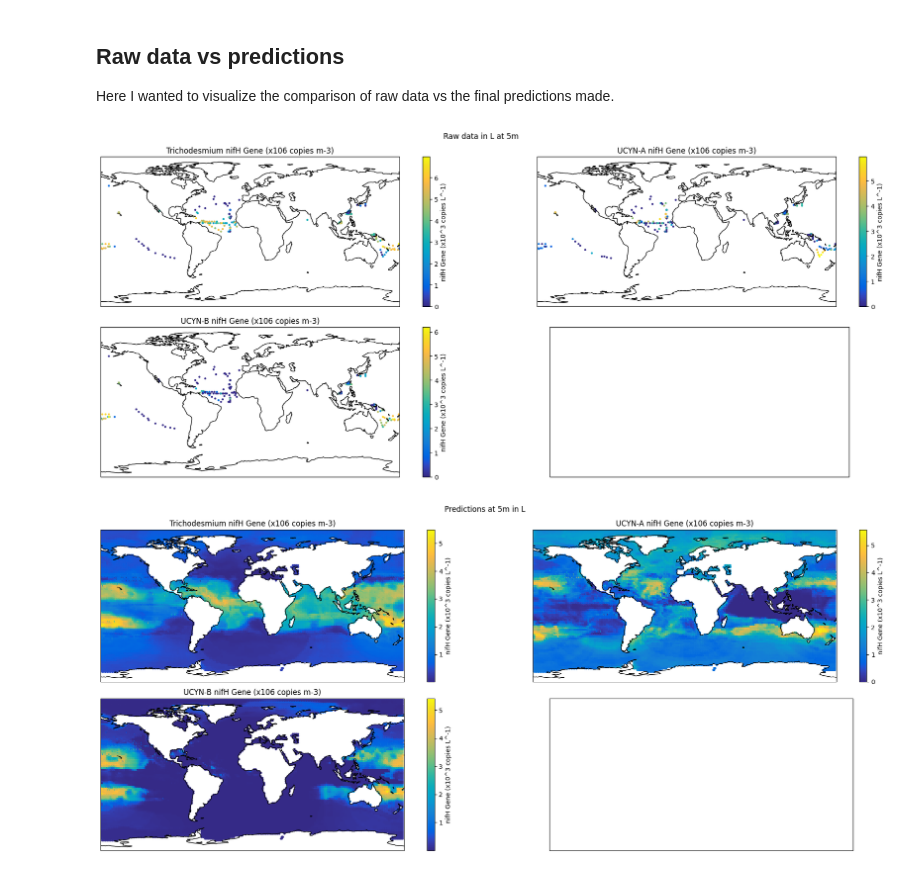
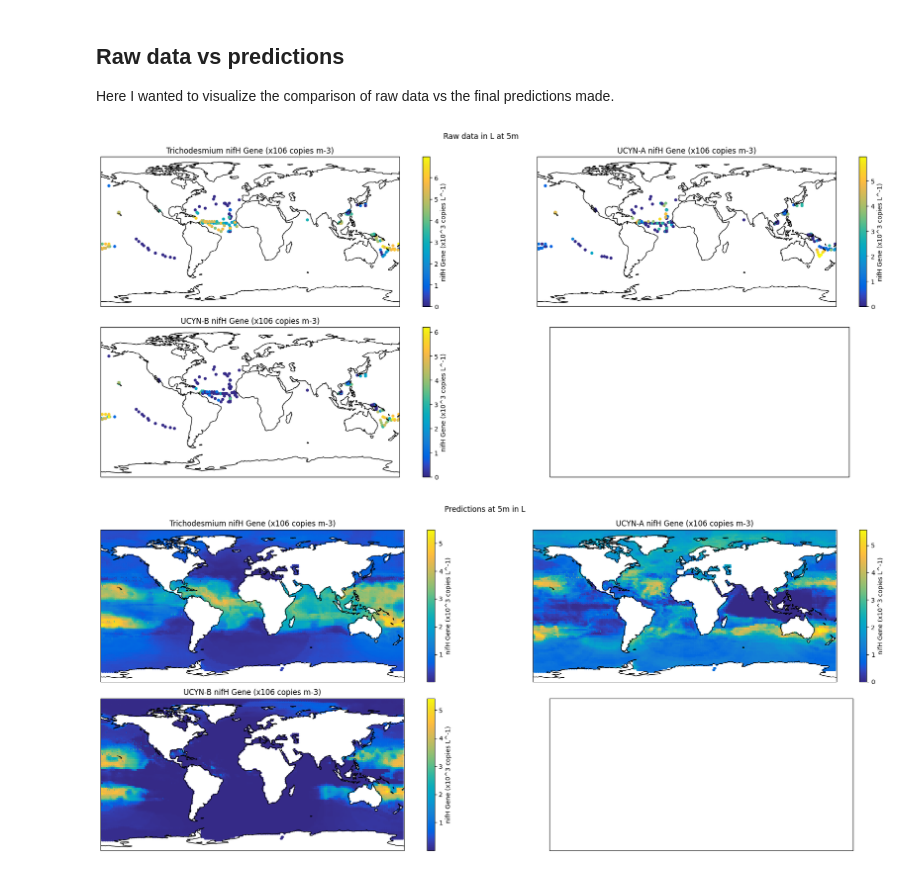
Before and after one commit to systemsecologygroup/N2-fixers-in-the-ocean, a Jupyter notebook: new_approach/visualizations.ipynb, the cells around one changed output. Saved outputs shown, nothing was run; the diff lists cells and outputs as text; code cells hidden in the pictures.

```diff
--- a/new_approach/visualizations.ipynb
+++ b/new_approach/visualizations.ipynb
@@ -95,16 +95,17 @@ predictions = pd.read_csv("../csv/predictions/pred_sep.csv")
 # %%
 plotColsOnMap(
     y_columns,
     raw_data,
     constant=(10**3),
     transf=(lambda x: np.log10(x+1)),
     cmap=parula_map,
     specific_depth=5,
+    s=15,
     colorbar_label="nifH Gene (x10^3 copies L^-1)",
     title="Raw data in L at 5m"
     )
 # %% [output]
-[figure, old version]
+[figure, new version]
 # %%
 plotColsOnMap(
     y_columns,
```
Also changed, not shown: parts of 2 cells of this notebook.
